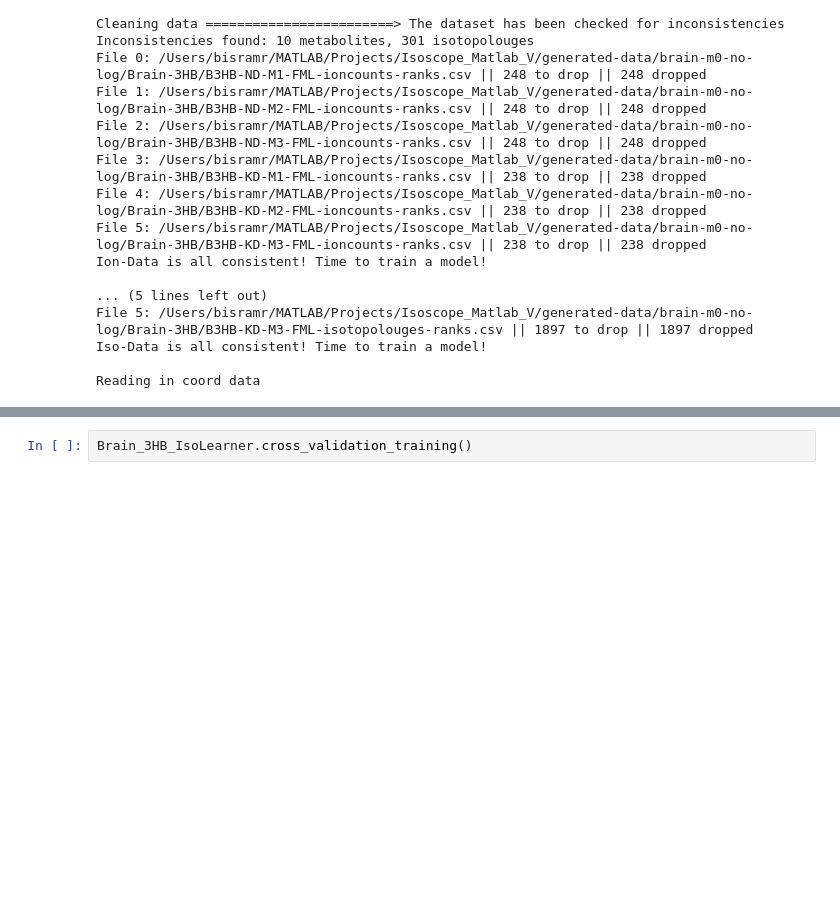
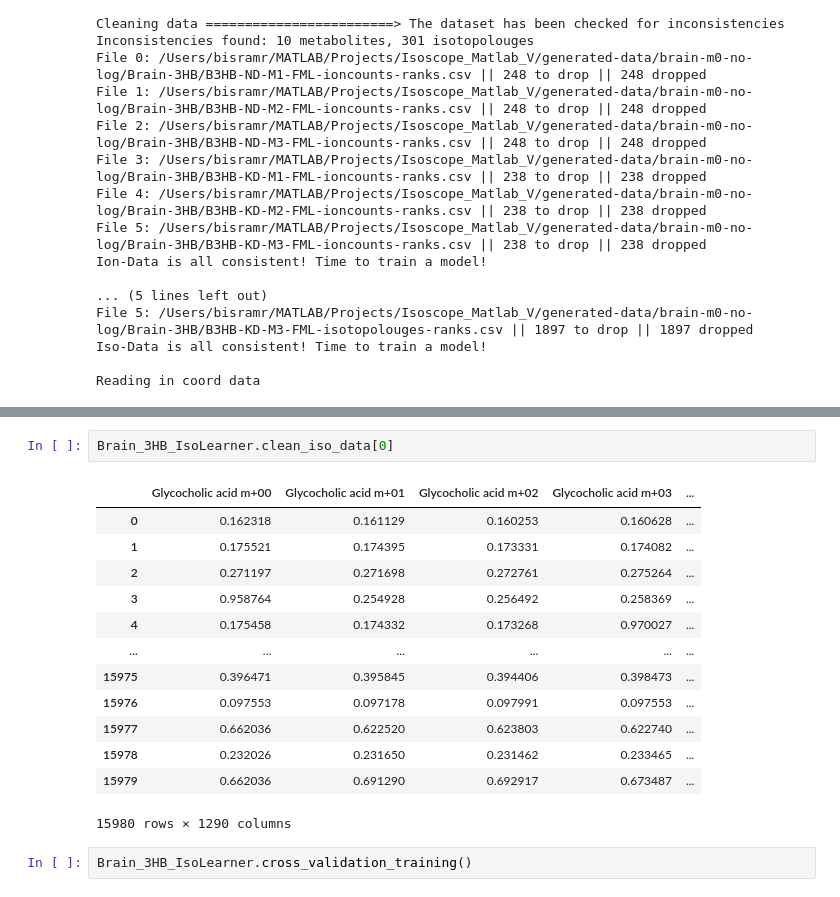
Before and after one commit to reznik-lab/IsoLearner, a Jupyter notebook: IsoLearnerOOO-testing.ipynb, the cells around one changed output, grey strips where cells are left out. Drawn from its saved outputs; the diff is of its cells as text; blank space fills up the shorter version.

```diff
--- a/IsoLearnerOOO-testing.ipynb
+++ b/IsoLearnerOOO-testing.ipynb
@@ -38,3 +54,19 @@ Reading in coord data
+# %%
+Brain_3HB_IsoLearner.clean_iso_data[0]
+# %% [output]
+|  | Glycocholic acid m+00 | Glycocholic acid m+01 | Glycocholic acid m+02 | Glycocholic acid m+03 | ... |
+| 0 | 0.162318 | 0.161129 | 0.160253 | 0.160628 | ... |
+| 1 | 0.175521 | 0.174395 | 0.173331 | 0.174082 | ... |
+| 2 | 0.271197 | 0.271698 | 0.272761 | 0.275264 | ... |
+| 3 | 0.958764 | 0.254928 | 0.256492 | 0.258369 | ... |
+| 4 | 0.175458 | 0.174332 | 0.173268 | 0.970027 | ... |
+| ... | ... | ... | ... | ... | ... |
+| 15975 | 0.396471 | 0.395845 | 0.394406 | 0.398473 | ... |
+| 15976 | 0.097553 | 0.097178 | 0.097991 | 0.097553 | ... |
+| 15977 | 0.662036 | 0.622520 | 0.623803 | 0.622740 | ... |
+| 15978 | 0.232026 | 0.231650 | 0.231462 | 0.233465 | ... |
+| 15979 | 0.662036 | 0.691290 | 0.692917 | 0.673487 | ... |
+15980 rows × 1290 columns
 # %%
 Brain_3HB_IsoLearner.cross_validation_training()
 # %% [output]
```
Also changed, not shown: parts of 4 cells of this notebook, 2 other files.
